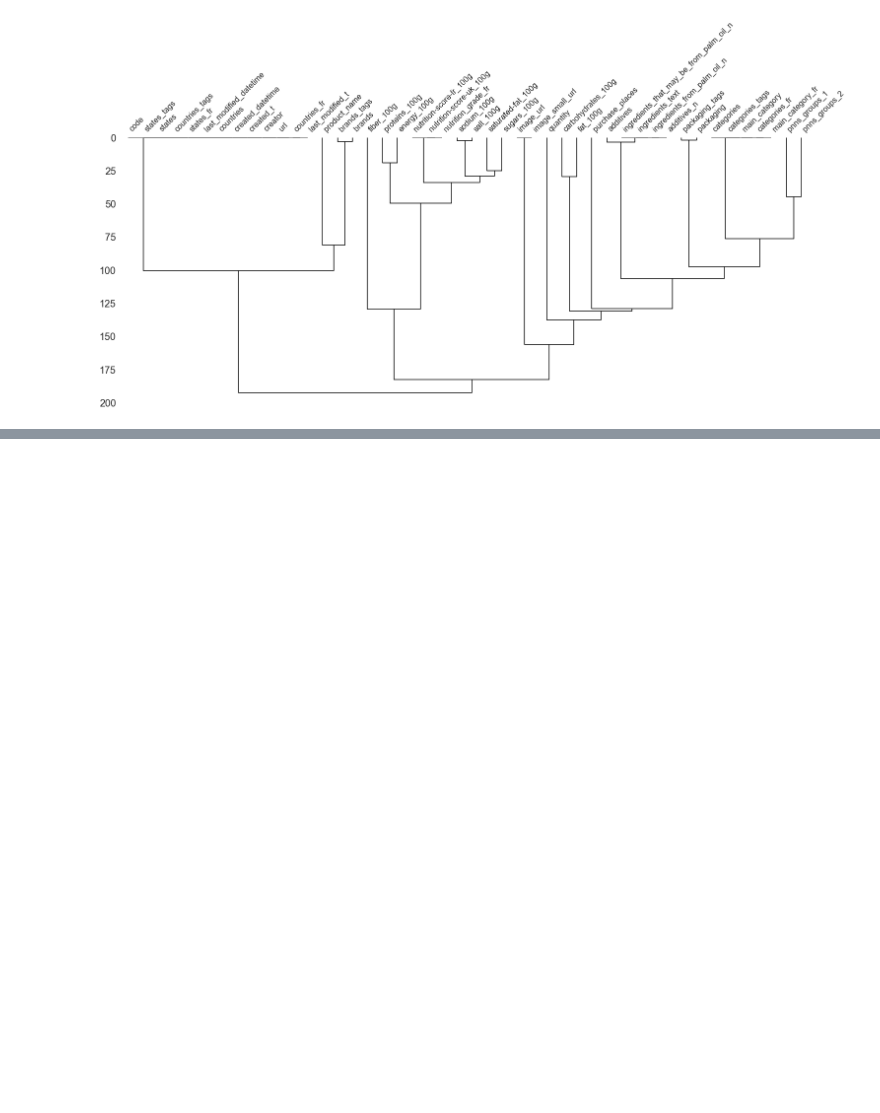
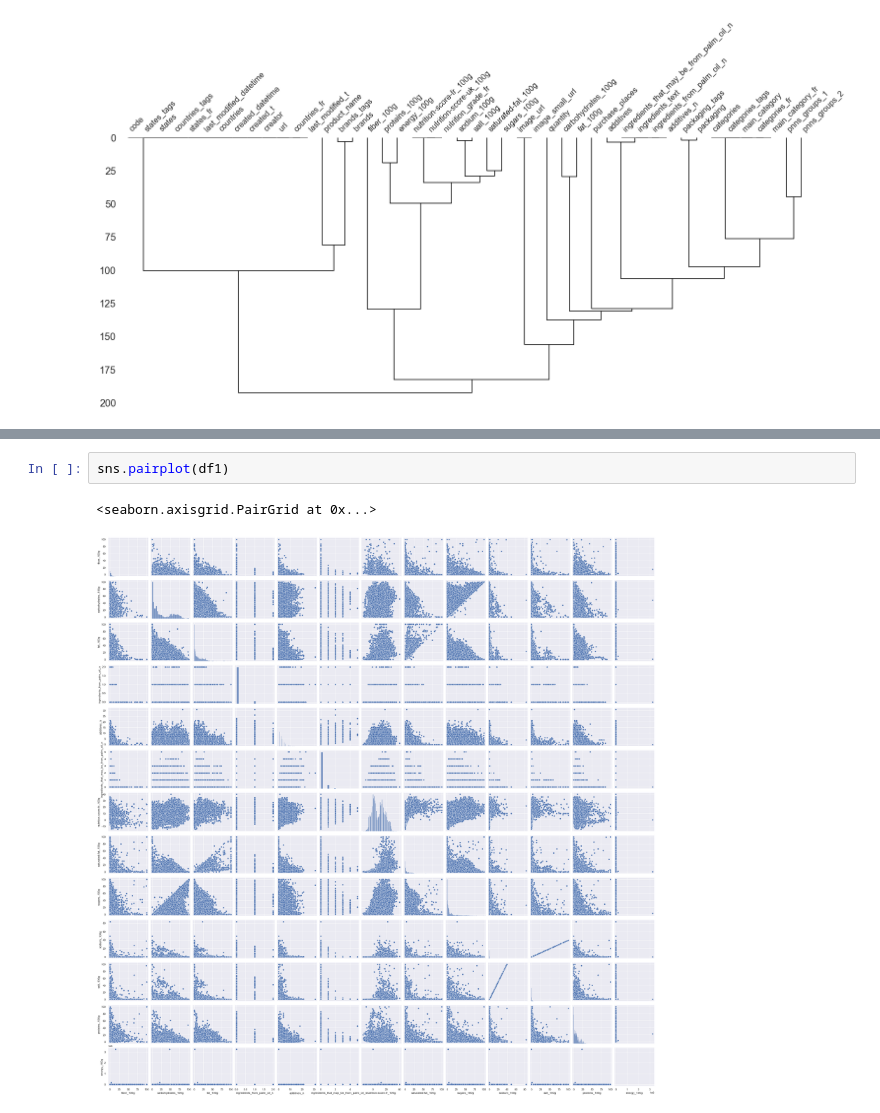
Before and after one commit to ArhurK/P3-Concevez-une-application-au-service-de-la-sante-publique, a Jupyter notebook: P3.ipynb, the cells around one changed output, grey strips where cells are left out. Cells and saved outputs as stored; diff of their text form; blank space fills up the shorter version.

```diff
--- a/P3.ipynb
+++ b/P3.ipynb
@@ -440,0 +510,5 @@ msno.dendrogram(data_fr_2)
+# %%
+sns.pairplot(df1)
+# %% [output]
+<seaborn.axisgrid.PairGrid at 0x...>
+[figure, added]
```
Also changed, not shown: parts of 54 cells of this notebook.
